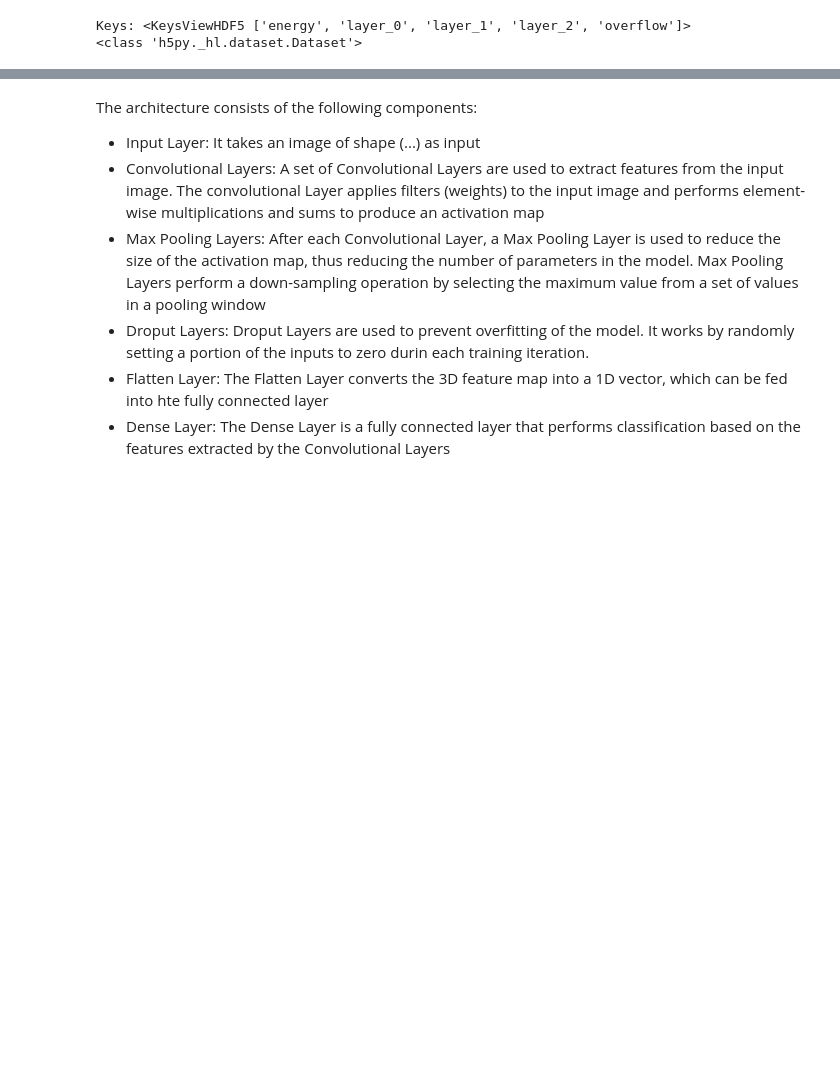
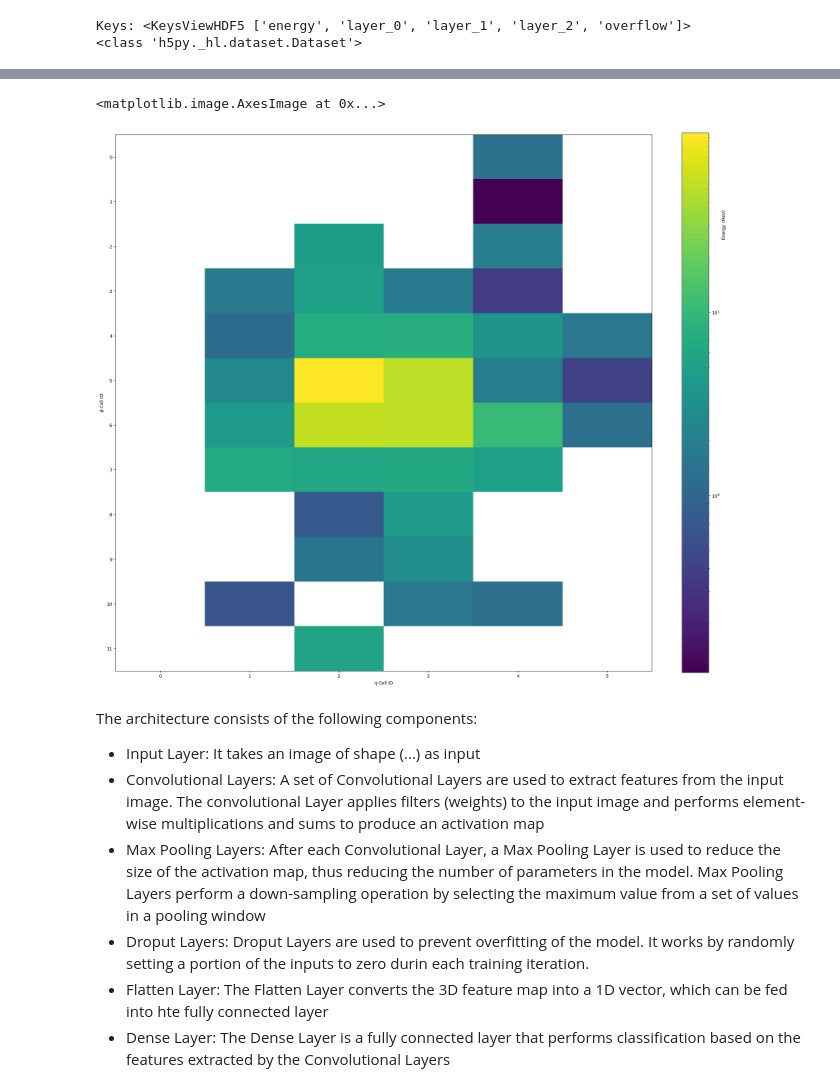
Before and after one commit to 591308/CERN-miniprosjekt, a Jupyter notebook: ImageRecognition.ipynb, the cells around one changed output, grey strips where cells are left out. Drawn from its saved outputs; the diff is of its cells as text; code cells hidden in the pictures; blank space fills up the shorter version.

```diff
--- a/ImageRecognition.ipynb
+++ b/ImageRecognition.ipynb
@@ -102,3 +144,8 @@ test_labels = to_categorical(test_labels)
+# %%
+plot_image(gamma_2[imageix], layer=2)
+# %% [output]
+<matplotlib.image.AxesImage at 0x...>
+[figure, added]
 # %% [markdown]
 The architecture consists of the following components:
 - Input Layer: It takes an image of shape (...) as input
```
Also changed, not shown: parts of 25 cells of this notebook.
